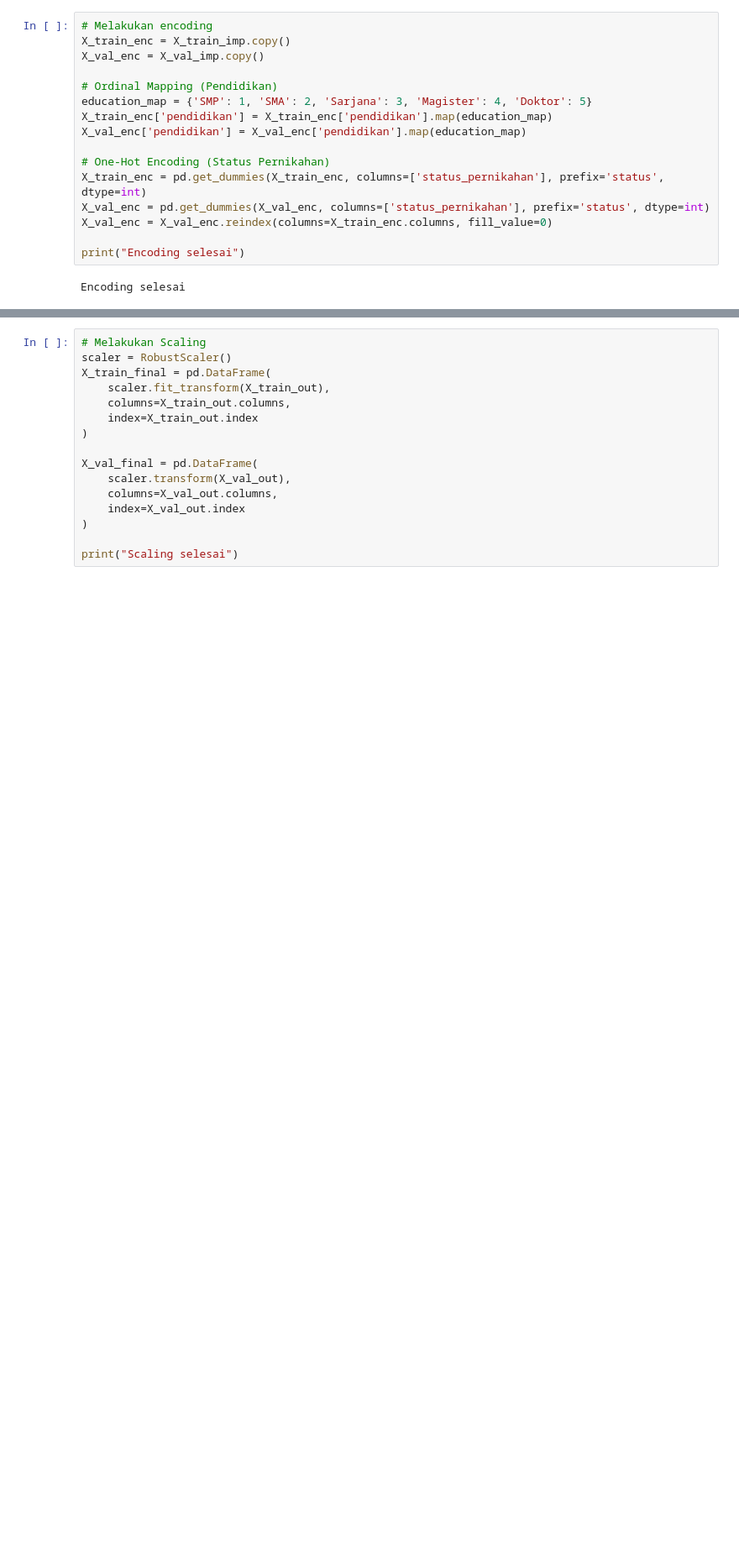
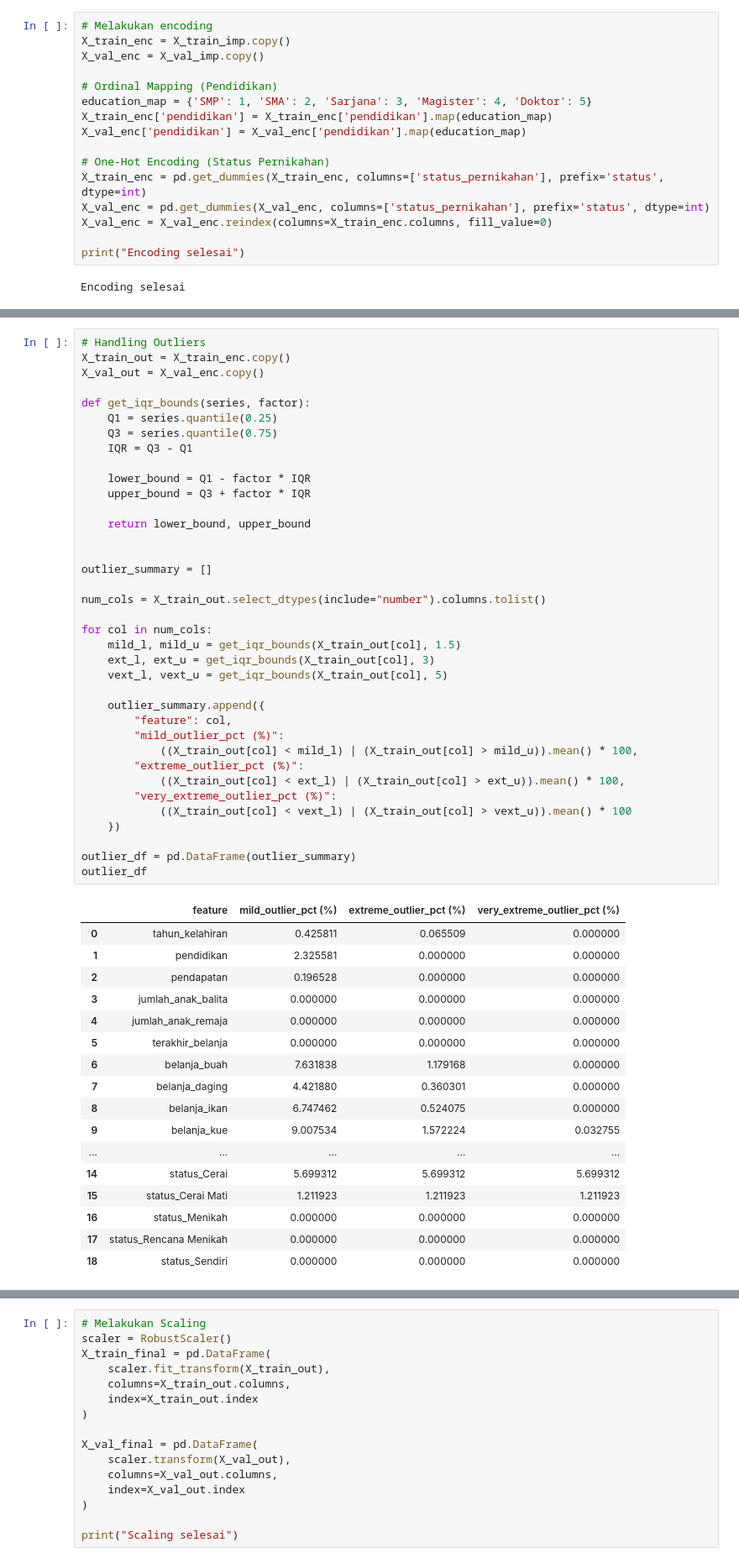
Before and after one commit to ratuanfajar/Tugas-Besar-Machine-Learning, a Jupyter notebook: notebook/KNN/skenario1-AF.ipynb, the cells around one changed output, grey strips where cells are left out. Shown at 84% size. Drawn from its saved outputs; the diff is of its cells as text; blank space fills up the shorter version.

```diff
--- a/notebook/KNN/skenario1-AF.ipynb
+++ b/notebook/KNN/skenario1-AF.ipynb
@@ -255,0 +147,55 @@ outlier_df
+# %%
+# Handling Outliers
+X_train_out = X_train_enc.copy()
+X_val_out = X_val_enc.copy()
+
+def get_iqr_bounds(series, factor):
+    Q1 = series.quantile(0.25)
+    Q3 = series.quantile(0.75)
+    IQR = Q3 - Q1
+
+    lower_bound = Q1 - factor * IQR
+    upper_bound = Q3 + factor * IQR
+
+    return lower_bound, upper_bound
+
+
+outlier_summary = []
+
+num_cols = X_train_out.select_dtypes(include="number").columns.tolist()
+
+for col in num_cols:
+    mild_l, mild_u = get_iqr_bounds(X_train_out[col], 1.5)
+    ext_l, ext_u = get_iqr_bounds(X_train_out[col], 3)
+    vext_l, vext_u = get_iqr_bounds(X_train_out[col], 5)
+
+    outlier_summary.append({
+        "feature": col,
+        "mild_outlier_pct (%)":
+            ((X_train_out[col] < mild_l) | (X_train_out[col] > mild_u)).mean() * 100,
+        "extreme_outlier_pct (%)":
+            ((X_train_out[col] < ext_l) | (X_train_out[col] > ext_u)).mean() * 100,
+        "very_extreme_outlier_pct (%)":
+            ((X_train_out[col] < vext_l) | (X_train_out[col] > vext_u)).mean() * 100
+    })
+
+outlier_df = pd.DataFrame(outlier_summary)
+outlier_df
+# %% [output]
+|  | feature | mild_outlier_pct (%) | extreme_outlier_pct (%) | very_extreme_outlier_pct (%) |
+| 0 | tahun_kelahiran | 0.425811 | 0.065509 | 0.000000 |
+| 1 | pendidikan | 2.325581 | 0.000000 | 0.000000 |
+| 2 | pendapatan | 0.196528 | 0.000000 | 0.000000 |
+| 3 | jumlah_anak_balita | 0.000000 | 0.000000 | 0.000000 |
+| 4 | jumlah_anak_remaja | 0.000000 | 0.000000 | 0.000000 |
+| 5 | terakhir_belanja | 0.000000 | 0.000000 | 0.000000 |
+| 6 | belanja_buah | 7.631838 | 1.179168 | 0.000000 |
+| 7 | belanja_daging | 4.421880 | 0.360301 | 0.000000 |
+| 8 | belanja_ikan | 6.747462 | 0.524075 | 0.000000 |
+| 9 | belanja_kue | 9.007534 | 1.572224 | 0.032755 |
+| ... | ... | ... | ... | ... |
+| 14 | status_Cerai | 5.699312 | 5.699312 | 5.699312 |
+| 15 | status_Cerai Mati | 1.211923 | 1.211923 | 1.211923 |
+| 16 | status_Menikah | 0.000000 | 0.000000 | 0.000000 |
+| 17 | status_Rencana Menikah | 0.000000 | 0.000000 | 0.000000 |
+| 18 | status_Sendiri | 0.000000 | 0.000000 | 0.000000 |
```
Also changed, not shown: parts of 13 cells of this notebook.
